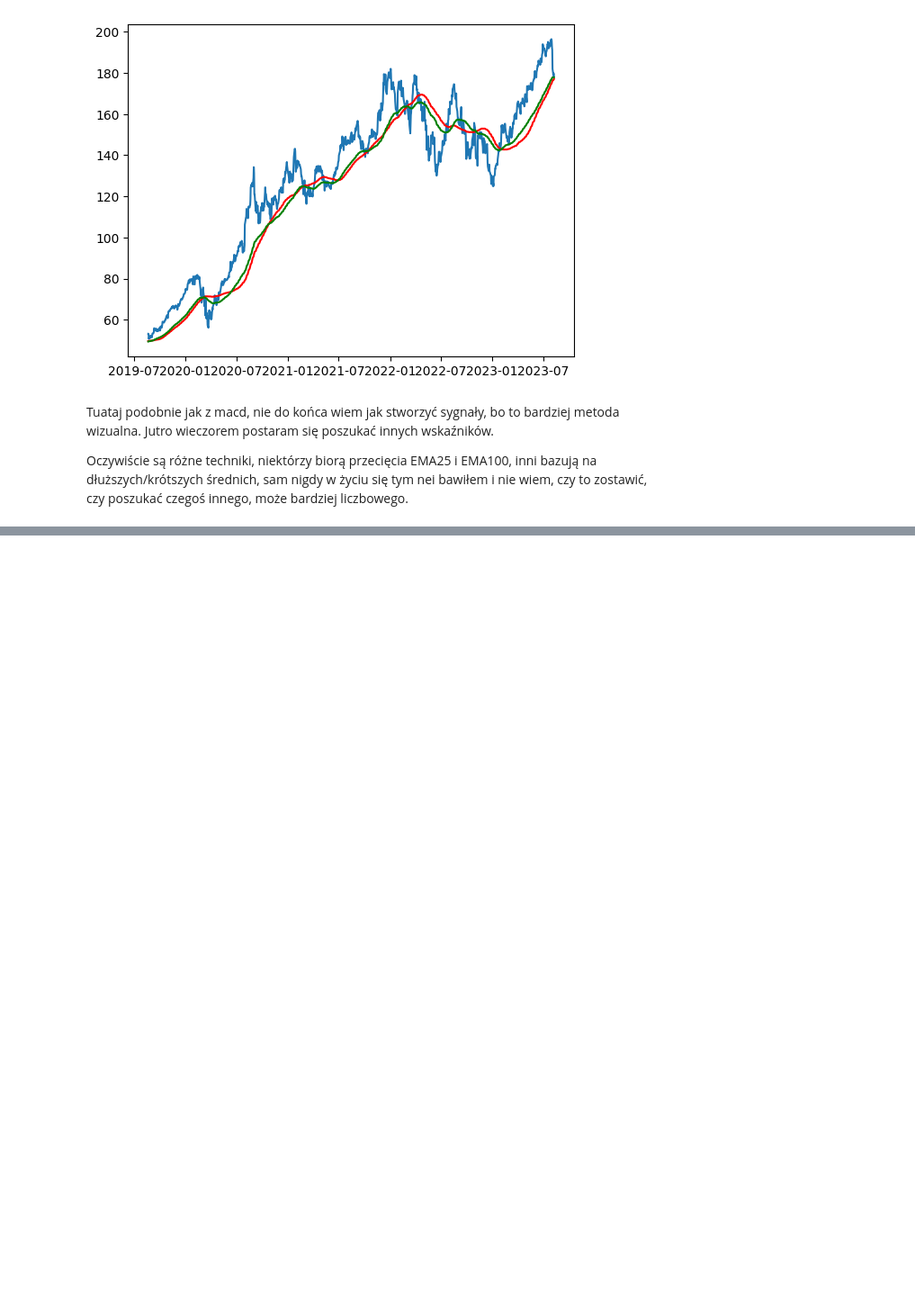
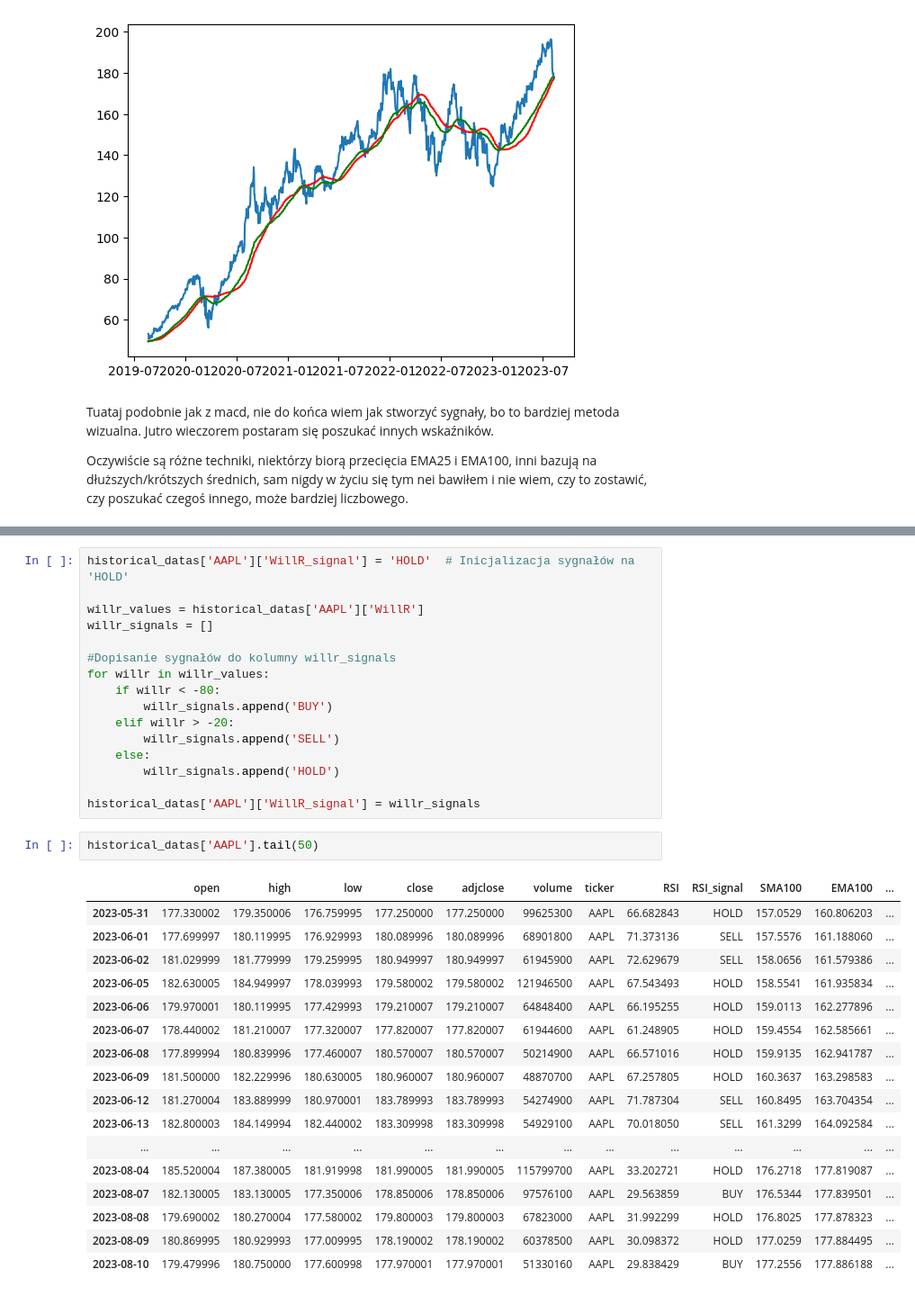
Before and after one commit to miladziekanowska/stock-market-forecast-project, a Jupyter notebook: Technical_Analysis.ipynb, the cells around one changed output, grey strips where cells are left out. Shown at 90% size. Saved outputs shown, nothing was run; the diff lists cells and outputs as text; blank space fills up the shorter version.

```diff
--- a/Technical_Analysis.ipynb
+++ b/Technical_Analysis.ipynb
@@ -117,0 +205,36 @@ Oczywiście są różne techniki, niektórzy biorą przecięcia EMA25 i EMA100,
+# %%
+historical_datas['AAPL']['WillR_signal'] = 'HOLD'  # Inicjalizacja sygnałów na 'HOLD'
+
+willr_values = historical_datas['AAPL']['WillR']
+willr_signals = []
+
+#Dopisanie sygnałów do kolumny willr_signals
+for willr in willr_values:
+    if willr < -80:
+        willr_signals.append('BUY')
+    elif willr > -20:
+        willr_signals.append('SELL')
+    else:
+        willr_signals.append('HOLD')
+
+historical_datas['AAPL']['WillR_signal'] = willr_signals
+# %%
+historical_datas['AAPL'].tail(50)
+# %% [output]
+|  | open | high | low | close | adjclose | volume | ticker | RSI | RSI_signal | SMA100 | EMA100 | ... |
+| 2023-05-31 | 177.330002 | 179.350006 | 176.759995 | 177.250000 | 177.250000 | 99625300 | AAPL | 66.682843 | HOLD | 157.0529 | 160.806203 | ... |
+| 2023-06-01 | 177.699997 | 180.119995 | 176.929993 | 180.089996 | 180.089996 | 68901800 | AAPL | 71.373136 | SELL | 157.5576 | 161.188060 | ... |
+| 2023-06-02 | 181.029999 | 181.779999 | 179.259995 | 180.949997 | 180.949997 | 61945900 | AAPL | 72.629679 | SELL | 158.0656 | 161.579386 | ... |
+| 2023-06-05 | 182.630005 | 184.949997 | 178.039993 | 179.580002 | 179.580002 | 121946500 | AAPL | 67.543493 | HOLD | 158.5541 | 161.935834 | ... |
+| 2023-06-06 | 179.970001 | 180.119995 | 177.429993 | 179.210007 | 179.210007 | 64848400 | AAPL | 66.195255 | HOLD | 159.0113 | 162.277896 | ... |
+| 2023-06-07 | 178.440002 | 181.210007 | 177.320007 | 177.820007 | 177.820007 | 61944600 | AAPL | 61.248905 | HOLD | 159.4554 | 162.585661 | ... |
+| 2023-06-08 | 177.899994 | 180.839996 | 177.460007 | 180.570007 | 180.570007 | 50214900 | AAPL | 66.571016 | HOLD | 159.9135 | 162.941787 | ... |
+| 2023-06-09 | 181.500000 | 182.229996 | 180.630005 | 180.960007 | 180.960007 | 48870700 | AAPL | 67.257805 | HOLD | 160.3637 | 163.298583 | ... |
+| 2023-06-12 | 181.270004 | 183.889999 | 180.970001 | 183.789993 | 183.789993 | 54274900 | AAPL | 71.787304 | SELL | 160.8495 | 163.704354 | ... |
+| 2023-06-13 | 182.800003 | 184.149994 | 182.440002 | 183.309998 | 183.309998 | 54929100 | AAPL | 70.018050 | SELL | 161.3299 | 164.092584 | ... |
+| ... | ... | ... | ... | ... | ... | ... | ... | ... | ... | ... | ... | ... |
+| 2023-08-04 | 185.520004 | 187.380005 | 181.919998 | 181.990005 | 181.990005 | 115799700 | AAPL | 33.202721 | HOLD | 176.2718 | 177.819087 | ... |
+| 2023-08-07 | 182.130005 | 183.130005 | 177.350006 | 178.850006 | 178.850006 | 97576100 | AAPL | 29.563859 | BUY | 176.5344 | 177.839501 | ... |
+| 2023-08-08 | 179.690002 | 180.270004 | 177.580002 | 179.800003 | 179.800003 | 67823000 | AAPL | 31.992299 | HOLD | 176.8025 | 177.878323 | ... |
+| 2023-08-09 | 180.869995 | 180.929993 | 177.009995 | 178.190002 | 178.190002 | 60378500 | AAPL | 30.098372 | HOLD | 177.0259 | 177.884495 | ... |
+| 2023-08-10 | 179.479996 | 180.750000 | 177.600998 | 177.970001 | 177.970001 | 51330160 | AAPL | 29.838429 | BUY | 177.2556 | 177.886188 | ... |
```
Also changed, not shown: parts of 11 cells of this notebook.
